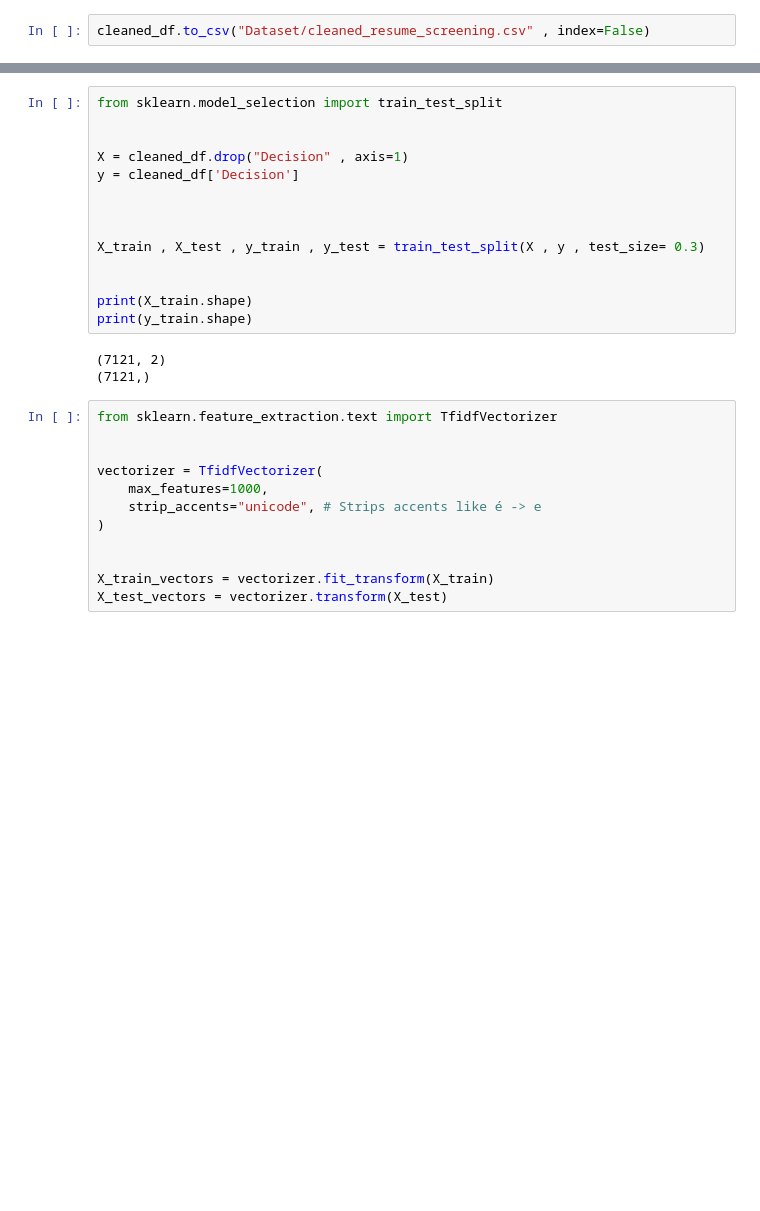
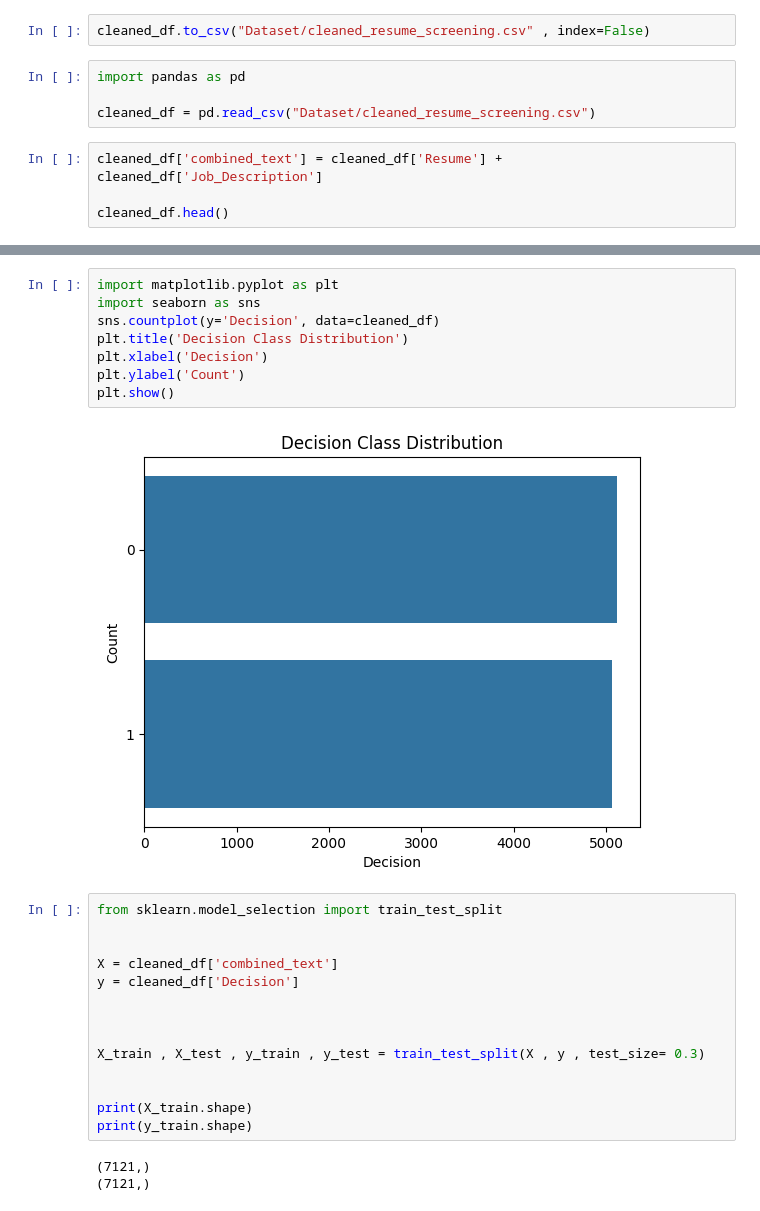
Before and after one commit to sanyamkarnavat1111-hub/Recruitment_AI_assitant, a Jupyter notebook: Screening-AI/train_model.ipynb, the cells around one changed output, grey strips where cells are left out. Saved outputs shown, nothing was run; the diff lists cells and outputs as text; blank space fills up the shorter version.

```diff
--- a/Screening-AI/train_model.ipynb
+++ b/Screening-AI/train_model.ipynb
@@ -159,2 +160,10 @@ cleaned_df.head()
 # %%
 cleaned_df.to_csv("Dataset/cleaned_resume_screening.csv" , index=False)
+# %%
+import pandas as pd
+
+cleaned_df = pd.read_csv("Dataset/cleaned_resume_screening.csv")
+# %%
+cleaned_df['combined_text'] = cleaned_df['Resume'] + cleaned_df['Job_Description']
+
+cleaned_df.head()
@@ -161,8 +177,18 @@ cleaned_df.to_csv("Dataset/cleaned_resume_screening.csv" , index=False)
+# %%
+import matplotlib.pyplot as plt
+import seaborn as sns
+sns.countplot(y='Decision', data=cleaned_df)
+plt.title('Decision Class Distribution')
+plt.xlabel('Decision')
+plt.ylabel('Count')
+plt.show()
+# %% [output]
+[figure, added]
 # %%
 from sklearn.model_selection import train_test_split
 
 
-X = cleaned_df.drop("Decision" , axis=1)
+X = cleaned_df['combined_text']
 y = cleaned_df['Decision']
 
 
@@ -173,19 +199,7 @@ X_train , X_test , y_train , y_test = train_test_split(X , y , test_size= 0.3)
 print(X_train.shape)
 print(y_train.shape)
 # %% [output]
-(7121, 2)
 (7121,)
+(7121,)
-# %%
-from sklearn.feature_extraction.text import TfidfVectorizer
-
-
-vectorizer = TfidfVectorizer(
-    max_features=1000,
-    strip_accents="unicode", # Strips accents like é -> e
-)
-
-
-X_train_vectors = vectorizer.fit_transform(X_train)
-X_test_vectors = vectorizer.transform(X_test)
 # %%
 from sklearn.linear_model import SGDClassifier
```
Also changed, not shown: parts of 13 cells of this notebook, 10 other files.
